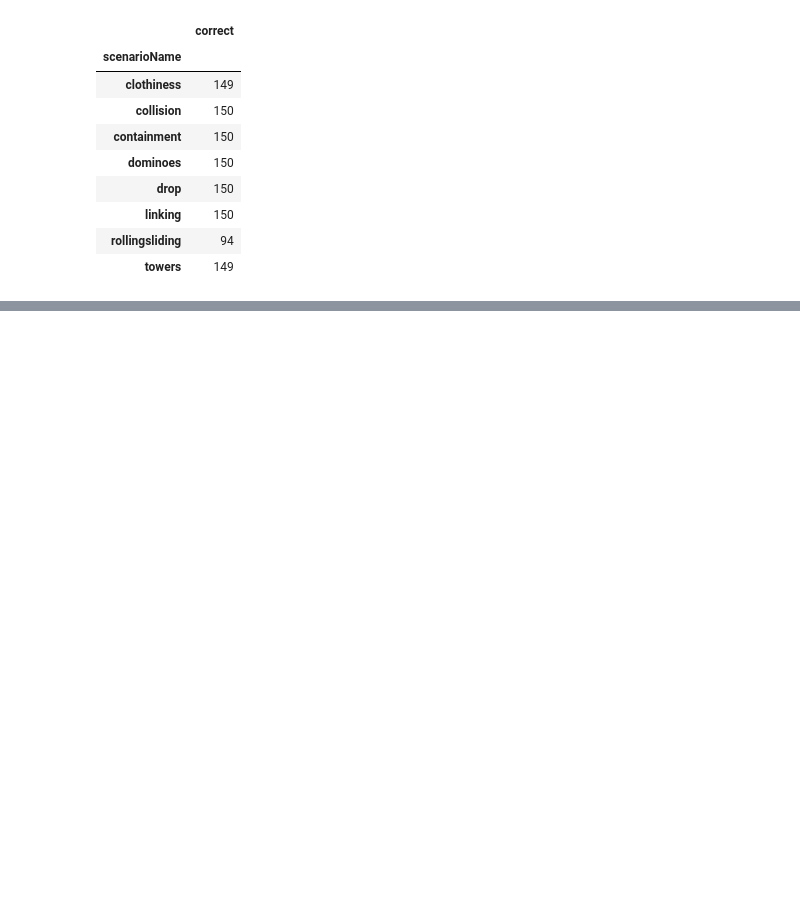
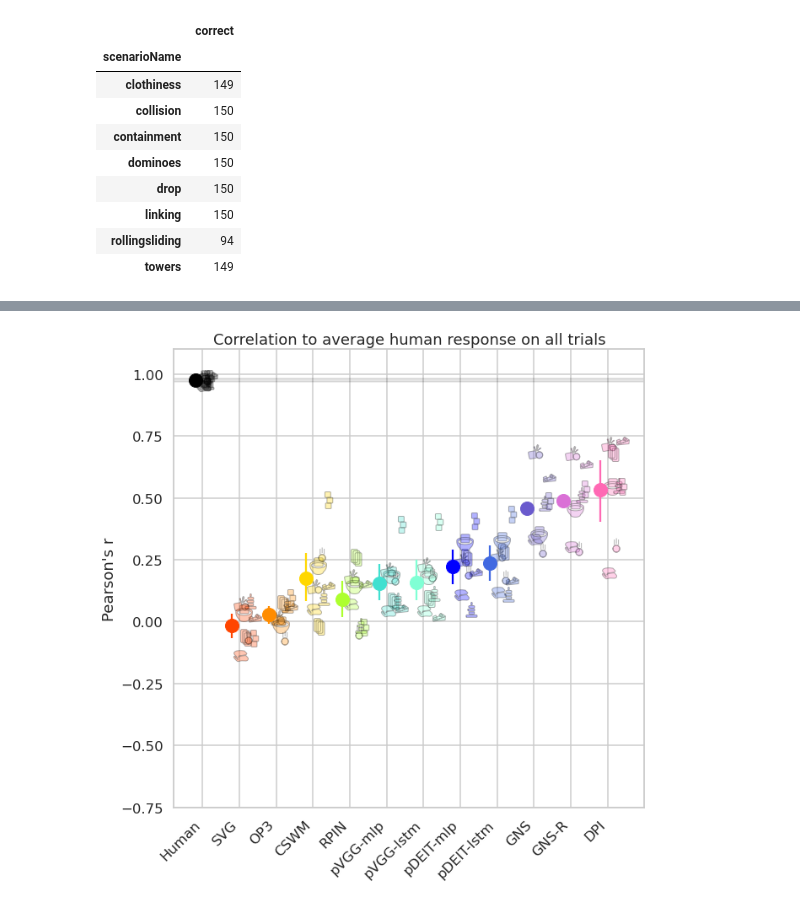
Before and after one commit to cogtoolslab/physics-benchmarking-neurips2021, a Jupyter notebook: analysis/analyze_human_model_behavior.ipynb, the cells around one changed output, grey strips where cells are left out. Drawn from its saved outputs; the diff is of its cells as text; code cells hidden in the pictures; blank space fills up the shorter version.

Commit message:
add analysis on correlation & noise ceiling analysis on adversarial trials

```diff
--- a/analysis/analyze_human_model_behavior.ipynb
+++ b/analysis/analyze_human_model_behavior.ipynb
@@ -544,0 +690,2 @@ correct_below_50_prop
+# %%
+SCENARIOS = sorted(MH['scenario'].unique())
@@ -544,0 +699,7 @@ correct_below_50_prop
+# %%
+#choose readout and training type
+MH_both = MH[(MH['Readout Type'] == "B") & (MH['Dynamics Training Dataset Type'] == "all")]
+MH_both_adv = MH_adv[(MH_adv['Readout Type'] == "B") & (MH_adv['Dynamics Training Dataset Type'] == "all")]
+MH_both_hard = MH_hard[(MH_hard['Readout Type'] == "B") & (MH_hard['Dynamics Training Dataset Type'] == "all")]
+MH_both_chance = MH_chance[(MH_chance['Readout Type'] == "B") & (MH_chance['Dynamics Training Dataset Type'] == "all")]
+MH_both_easy = MH_easy[(MH_easy['Readout Type'] == "B") & (MH_easy['Dynamics Training Dataset Type'] == "all")]
@@ -544,0 +825,71 @@ correct_below_50_prop
+# %%
+def bootstrap_means(means):
+    """Bootstraps over the means across scenarios to generate lower and upper confidence bounds"""
+    bootstrapped_means = [np.mean(np.random.choice(means,size=len(AH),replace=True)) for _ in range(N_ITER)]
+    lb = np.percentile(bootstrapped_means,2.5)
+    ub = np.percentile(bootstrapped_means,97.5)
+    mean = np.mean(means)
+    boot_mean = np.mean(bootstrapped_means)
+    boot_median = np.percentile(bootstrapped_means,50)
+    return mean,lb,ub,boot_mean,boot_median
+# %%
+fig, axis = plt.subplots(figsize=FIGSIZE)
+
+# human zone
+lb = AR['r_lb'].mean()
+ub = AR['r_ub'].mean()
+axis.axhspan(lb,ub,
+              color="black",
+               alpha=0.1)
+
+for si,scenario in enumerate(SCENARIOS):
+    #plot human data
+    axis.plot(0+si*.03,AR[AR['scenario']==scenario]['r_mean'],
+              label="Human",
+              marker=ICONS[scenario],
+              fillstyle='full',
+#               markerfacecolor="black",
+              color="black",
+              alpha=.3,
+              ms=MARKER_SIZE)
+    #plot model data
+    for x,(model,model_name) in enumerate(MODELS.items()):
+        axis.plot(x+1+si*SCEN_SHIFT,MH_both[(MH_both['scenario']==scenario) & (MH_both['Model Kind'] == model)]['pearsons_r'],
+                  marker=ICONS[scenario],
+                  fillstyle='full',
+                  markerfacecolor=COLORS[model_name],
+                  color="black",
+                  label=model_name,
+                  alpha=.3,
+                  ms=MARKER_SIZE)
+# plot means
+# human
+mean = AR['r_mean'].mean()
+lb = abs(mean-AR['r_lb'].mean())
+ub = abs(mean-AR['r_ub'].mean())
+assert AR['r_ub'].mean() == ub+mean
+axis.errorbar(0-.2,mean,
+              yerr=([lb],[ub]),
+              label="Human",
+              color="black",
+              marker = "o",
+              ms=MARKER_SIZE*MEAN_MULTIPLIER,
+)
+## models
+for x,(model,model_name) in enumerate(MODELS.items()):
+    mean,lb,ub,_,_ = bootstrap_means(MH_both[(MH_both['Model Kind'] == model)]['pearsons_r'])
+    axis.errorbar(x+1+-.2,mean,([abs(mean-lb)],[abs(mean-ub)]),
+      marker="o",
+      color=COLORS[model_name],
+      label=model_name,
+      ms=MARKER_SIZE*MEAN_MULTIPLIER)
+
+#add labels
+axis.set_xticks(np.arange(len(MODELS)+1))
+axis.set_xticklabels(["Human"] + list(MODELS.values()),rotation=45,ha='right')
+axis.set_title("Correlation to average human response on all trials")
+axis.set_ylabel("Pearson's r")
+axis.set_ybound((-0.75,1.1))
+plt.savefig('corr_all.jpg')
+# %% [output]
+[figure, added]
```
Also changed, not shown: parts of 63 cells of this notebook, 1 other file.
